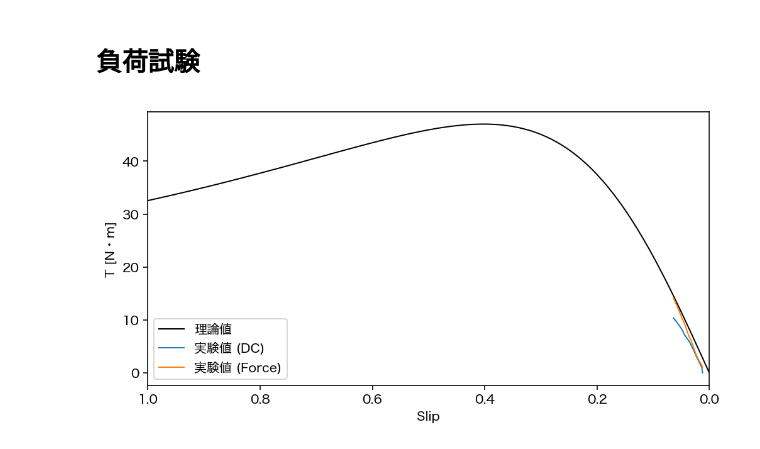
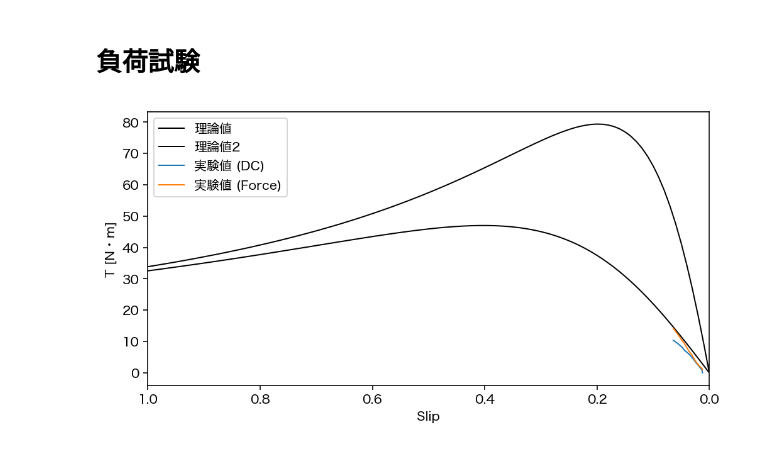
Before and after one commit to massanf/3Sexperiment, a Jupyter notebook: E2/graph.ipynb, the cells around one changed output. Cells and saved outputs as stored; diff of their text form; code cells hidden in the pictures.

```diff
--- a/E2/graph.ipynb
+++ b/E2/graph.ipynb
@@ -72,6 +73,9 @@ r_corrected = 0.817
 
 #x1x2 = 2.125
 x1x2 = np.sqrt((41.6/9.5)**2-(r1+r2)**2)
+alpha = 0.1
+x1 = x1x2*alpha
+x2 = x1x2*(1-alpha)
 # %% [output]
 0.05088251079159698
 # %%
@@ -92,7 +96,18 @@ p = 2
 V1 = 200
 
 T = [1/(2*np.pi*f/p)*(3*V1**2/(((r1+r2)/suberi[i])**2+x1x2**2))*(r2/suberi[i]) for i in range (1, len(suberi))]
+
+Y = G0 + 1j*B0
+Z1 = r1 + 1j*x1
+
+print(Y)
+Z2 = 1/Y
+
+T_t = [1/(2*np.pi*f/p)*(3*(cmath.polar(((Z2*(r2/suberi[i] + 1j*x2))/((r2/suberi[i] + 1j*x2)+Z2))/(Z1+(Z2*(r2/suberi[i] + 1j*x2))/((r2/suberi[i] + 1j*x2)+Z2)))[0]*V1)**2/(((r2)/suberi[i])**2+x2**2))*(r2/suberi[i]) for i in range (1, len(suberi))]
+
 T = [0] + T
+T_t = [0] + T_t
+
 I2 = [V1 / np.sqrt((r1+r2/suberi[i])**2+x1x2**2) for i in range (1, len(suberi))]
 I2 = [0] + I2
 
@@ -185,30 +201,31 @@ plt.savefig("figures/1/rikiritsu.png")
 # %%
 suberi = [0] + suberi
 
 fig = plt.figure(figsize=(8, 4), dpi=144)
 fig.patch.set_alpha(1)
 
 T2 = [30*fuka["V2"][i]*fuka["I2"][i]/(np.pi*fuka["n"][i]) for i in range (0, len(fuka))]
 ns = 1500
 
 plt.xlabel("s")
 plt.ylabel("T")
 plt.xlim(1.0,0)
 
 plt.plot(suberi,T,label="理論値",c="black",linewidth=1)
+plt.plot(suberi,T_t,label="理論値2",c="black",linewidth=1)
 
 T2 = [30*fuka["V2"][i]*fuka["I2"][i]/(np.pi*fuka["n"][i]) for i in range (0, len(fuka))]
 T2_2 = [fuka["(kg)"][i]*9.80665 *0.287 for i in range (0, len(fuka))]
 ns = 1500
 suberi = [(ns-i) / ns for i in fuka["n"]]
 
 plt.xlabel("Slip")
 plt.ylabel("T [N・m]")
 plt.plot(suberi,T2,label="実験値 (DC)",linewidth=1)
 plt.plot(suberi,T2_2, label="実験値 (Force)",linewidth=1)
 plt.legend()
 plt.xlim(1.0,0.0)
 
-plt.savefig("figures/2/experimentalvalue.png")
+plt.savefig("figures/2/results_t.png")
 # %% [output]
-[figure, old version]
+[figure, new version]
```
Also changed, not shown: parts of 5 cells of this notebook, 6 other files.
